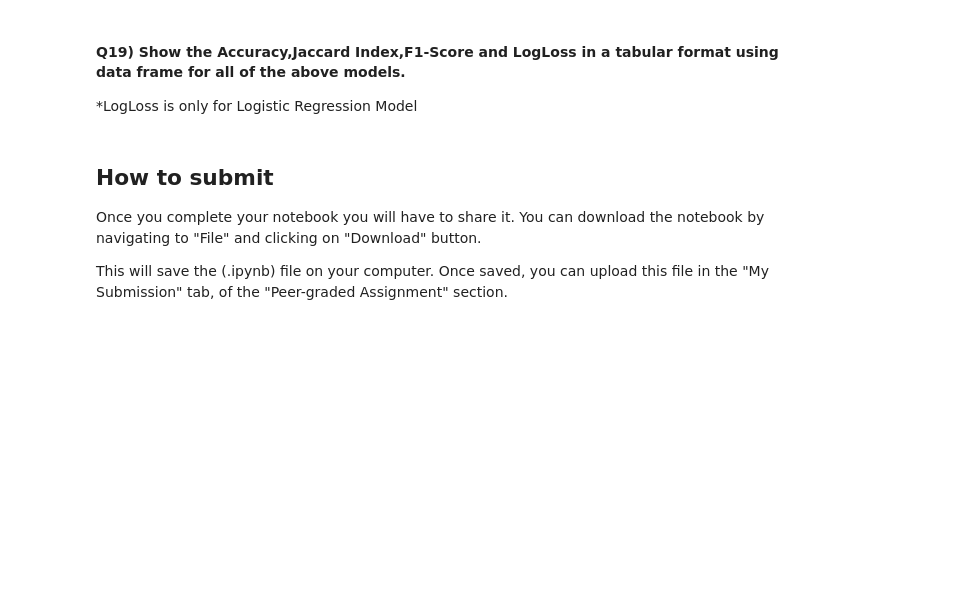
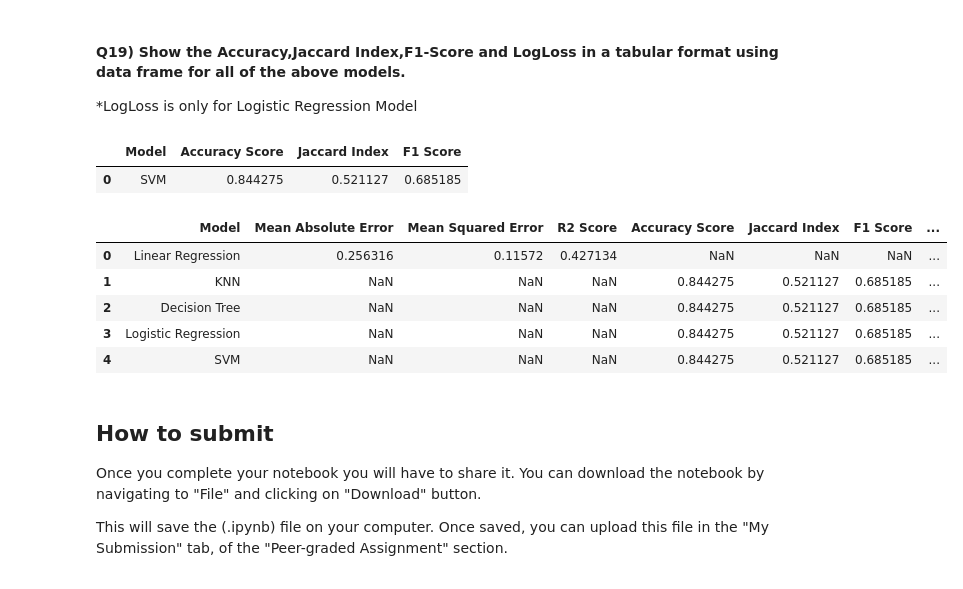
Before and after one commit to CxLos/IBM-Practice-Labs, a Jupyter notebook: 12. Machine Learning with Python/module 6 - Rain Prediciton in Australia/labs/ML0101EN_SkillUp_FinalAssignment.jupyterlite.ipynb, the cells around one changed output. Saved outputs shown, nothing was run; the diff lists cells and outputs as text; code cells hidden in the pictures; blank space fills up the shorter version.

```diff
--- a/12. Machine Learning with Python/module 6 - Rain Prediciton in Australia/labs/ML0101EN_SkillUp_FinalAssignment.jupyterlite.ipynb
+++ b/12. Machine Learning with Python/module 6 - Rain Prediciton in Australia/labs/ML0101EN_SkillUp_FinalAssignment.jupyterlite.ipynb
@@ -290,0 +340,4 @@ SVM =
+# %%
+# SVM = svm.SVC(kernel='rbf')
+SVM = svm.SVC(kernel='linear')
+SVM.fit(x_train, y_train)
@@ -296,0 +348,3 @@ predictions =
+# %%
+predictions = SVM.predict(x_test)
+predictions
@@ -303,3 +371,7 @@ SVM_F1_Score =
+# %%
+SVM_Accuracy_Score = accuracy_score(y_test, predictions)
+SVM_JaccardIndex = jaccard_score(y_test, predictions)
+SVM_F1_Score = f1_score(y_test, predictions)
 # %% [markdown]
 ### Report
 # %% [markdown]
@@ -311,3 +381,21 @@ Report =
+# %%
+svm_report = pd.DataFrame(data=[["SVM", SVM_Accuracy_Score, SVM_JaccardIndex, SVM_F1_Score]], columns=['Model', 'Accuracy Score', 'Jaccard Index', 'F1 Score'])
+svm_report
+# %% [output]
+|  | Model | Accuracy Score | Jaccard Index | F1 Score |
+| 0 | SVM | 0.844275 | 0.521127 | 0.685185 |
+# %%
+# Final Report
+
+final_report = pd.concat([linear_report, knn_report, dt_report, logistic_report, svm_report], ignore_index=True)
+final_report
+# %% [output]
+|  | Model | Mean Absolute Error | Mean Squared Error | R2 Score | Accuracy Score | Jaccard Index | F1 Score | ... |
+| 0 | Linear Regression | 0.256316 | 0.11572 | 0.427134 | NaN | NaN | NaN | ... |
+| 1 | KNN | NaN | NaN | NaN | 0.844275 | 0.521127 | 0.685185 | ... |
+| 2 | Decision Tree | NaN | NaN | NaN | 0.844275 | 0.521127 | 0.685185 | ... |
+| 3 | Logistic Regression | NaN | NaN | NaN | 0.844275 | 0.521127 | 0.685185 | ... |
+| 4 | SVM | NaN | NaN | NaN | 0.844275 | 0.521127 | 0.685185 | ... |
 # %% [markdown]
 <h2 id="Section_5">  How to submit </h2>
 
```
Also changed, not shown: parts of 54 cells of this notebook, 2 other files.
